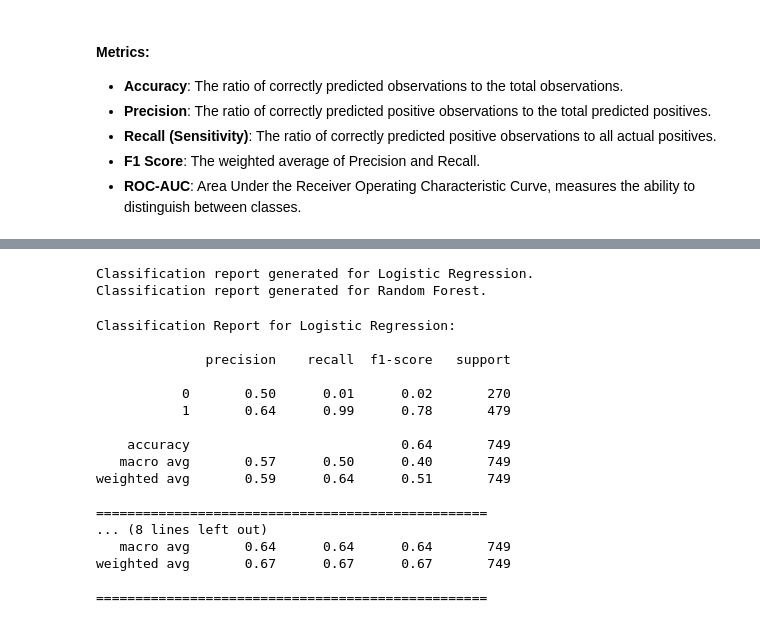
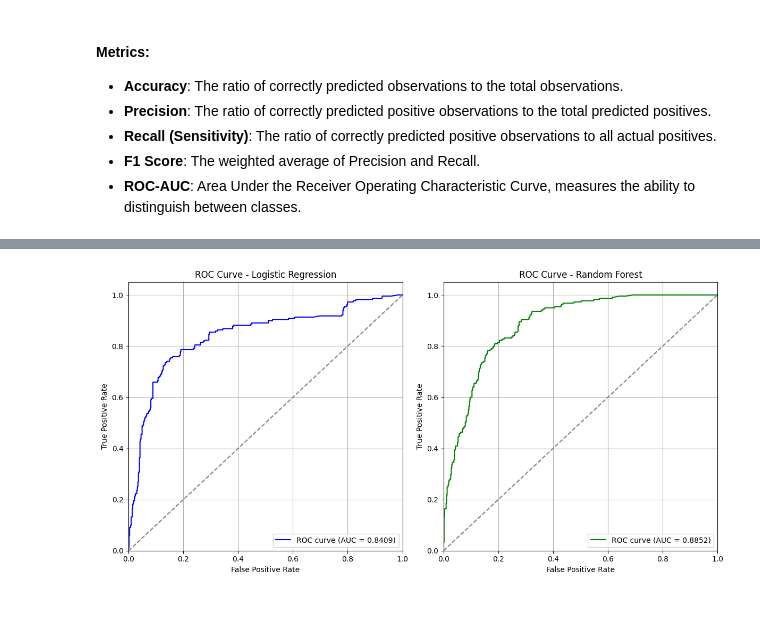
Before and after one commit to getahunTiruneh/Bati-Bank-Credit-Scoring-Model, a Jupyter notebook: notebooks/Model_building.ipynb, the cells around one changed output, grey strips where cells are left out. Cells and saved outputs as stored; diff of their text form; code cells hidden in the pictures.

```diff
--- a/notebooks/Model_building.ipynb
+++ b/notebooks/Model_building.ipynb
@@ -254,25 +234,8 @@ ROC curves plotted.
-# %%
-evaluator.generate_classification_reports()
-# %% [output]
-Classification report generated for Logistic Regression.
-Classification report generated for Random Forest.
-# %%
-evaluator.display_classification_reports()
-# %% [output]
-Classification Report for Logistic Regression:
-
-              precision    recall  f1-score   support
-
-           0       0.50      0.01      0.02       270
-           1       0.64      0.99      0.78       479
-
-    accuracy                           0.64       749
-   macro avg       0.57      0.50      0.40       749
-weighted avg       0.59      0.64      0.51       749
-
-==================================================
-... (8 lines left out)
-   macro avg       0.64      0.64      0.64       749
-weighted avg       0.67      0.67      0.67       749
-
-==================================================
+# %%
+models = {
+    'Logistic Regression': logistic_model,
+    'Random Forest': rf_model
+}
+trainer.plot_roc_curves(models, X_test, y_test)
+# %% [output]
+[figure, added]
```
Also changed, not shown: parts of 36 cells of this notebook.
